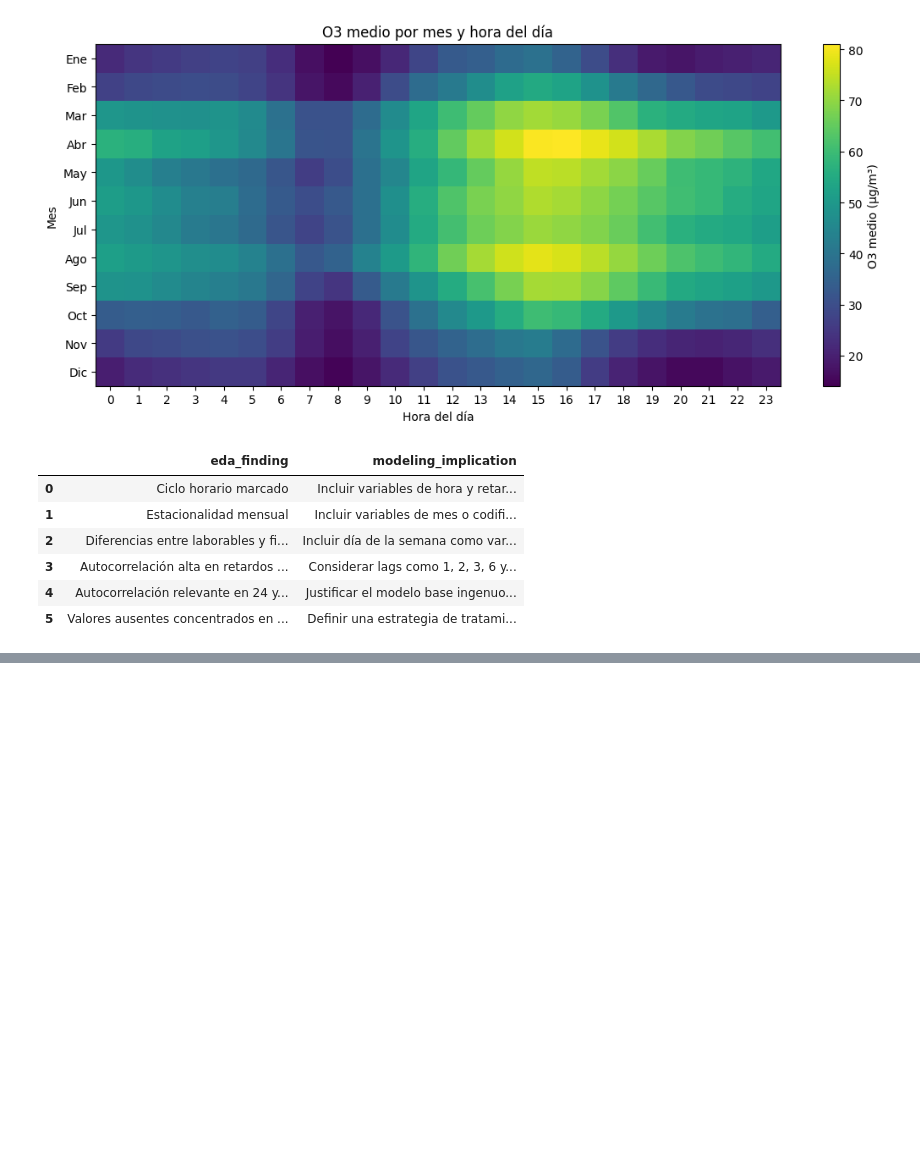
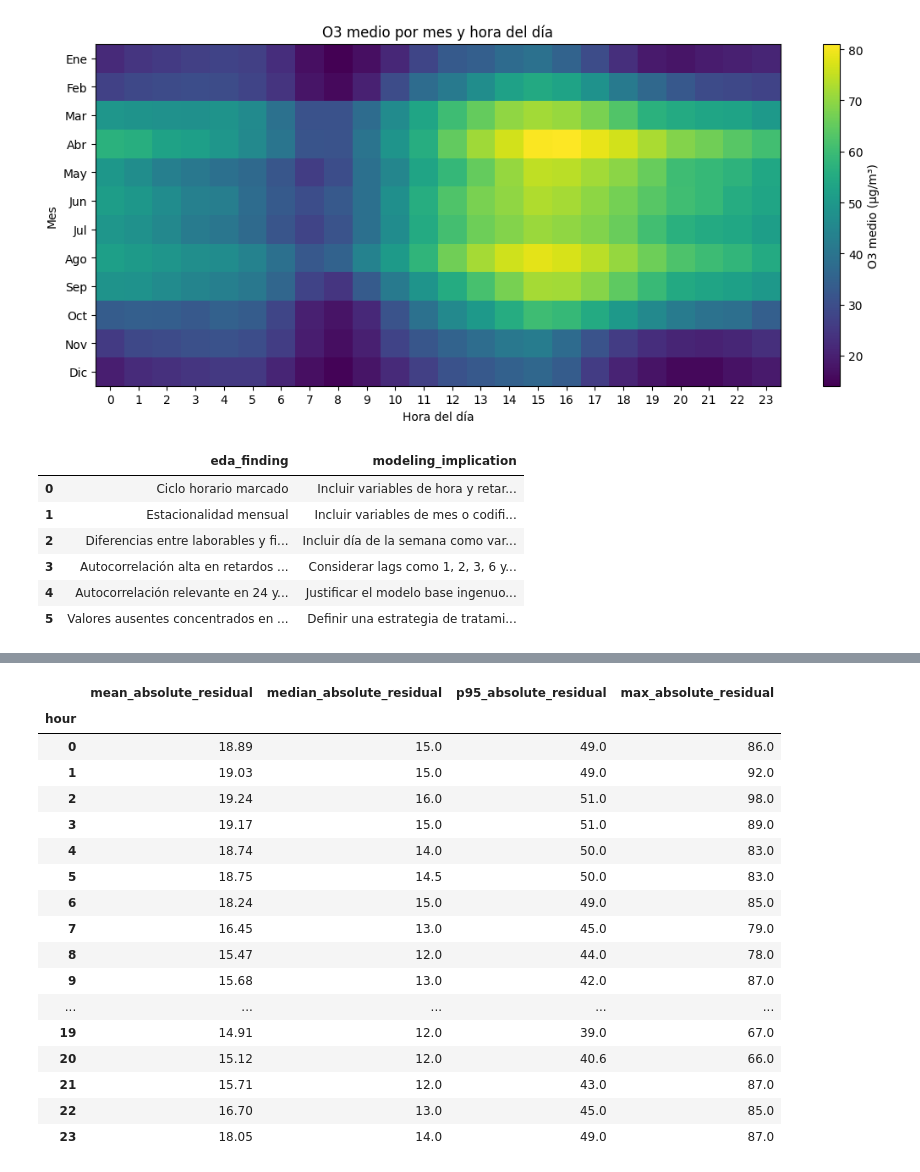
Before and after one commit to hipenation2142/trabajo, a Jupyter notebook: notebooks/01_eda_o3.ipynb, the cells around one changed output, grey strips where cells are left out. Cells and saved outputs as stored; diff of their text form; code cells hidden in the pictures; blank space fills up the shorter version.

```diff
--- a/notebooks/01_eda_o3.ipynb
+++ b/notebooks/01_eda_o3.ipynb
@@ -956,0 +1119,44 @@ eda_modeling_implications.to_csv(
+# %%
+# Se estudia si el error absoluto del baseline diario cambia según la hora.
+# Si el error es mayor en determinadas franjas horarias, habrá evidencia de
+# heterocedasticidad temporal: esto es, la incertidumbre no es constante a lo largo del día.
+
+residual_context_df = baseline_eval_df.reset_index().copy()
+residual_context_df["hour"] = residual_context_df["timestamp"].dt.hour
+residual_context_df["month"] = residual_context_df["timestamp"].dt.month
+residual_context_df["day_of_week"] = residual_context_df["timestamp"].dt.dayofweek
+
+baseline_error_by_hour = (
+    residual_context_df.groupby("hour")["absolute_residual_lag_24"]
+    .agg(
+        mean_absolute_residual="mean",
+        median_absolute_residual="median",
+        p95_absolute_residual=lambda values: values.quantile(0.95),
+        max_absolute_residual="max",
+    )
+)
+
+display(baseline_error_by_hour.round(2))
+
+baseline_error_by_hour.to_csv(
+    TABLES_DIR / "eda_seasonal_naive_error_by_hour.csv"
+)
+# %% [output]
+|  | mean_absolute_residual | median_absolute_residual | p95_absolute_residual | max_absolute_residual |
+| hour |  |  |  |  |
+| 0 | 18.89 | 15.0 | 49.0 | 86.0 |
+| 1 | 19.03 | 15.0 | 49.0 | 92.0 |
+| 2 | 19.24 | 16.0 | 51.0 | 98.0 |
+| 3 | 19.17 | 15.0 | 51.0 | 89.0 |
+| 4 | 18.74 | 14.0 | 50.0 | 83.0 |
+| 5 | 18.75 | 14.5 | 50.0 | 83.0 |
+| 6 | 18.24 | 15.0 | 49.0 | 85.0 |
+| 7 | 16.45 | 13.0 | 45.0 | 79.0 |
+| 8 | 15.47 | 12.0 | 44.0 | 78.0 |
+| 9 | 15.68 | 13.0 | 42.0 | 87.0 |
+| ... | ... | ... | ... | ... |
+| 19 | 14.91 | 12.0 | 39.0 | 67.0 |
+| 20 | 15.12 | 12.0 | 40.6 | 66.0 |
+| 21 | 15.71 | 12.0 | 43.0 | 87.0 |
+| 22 | 16.70 | 13.0 | 45.0 | 85.0 |
+| 23 | 18.05 | 14.0 | 49.0 | 87.0 |
```
Also changed, not shown: parts of 5 cells of this notebook, 5 other files.
